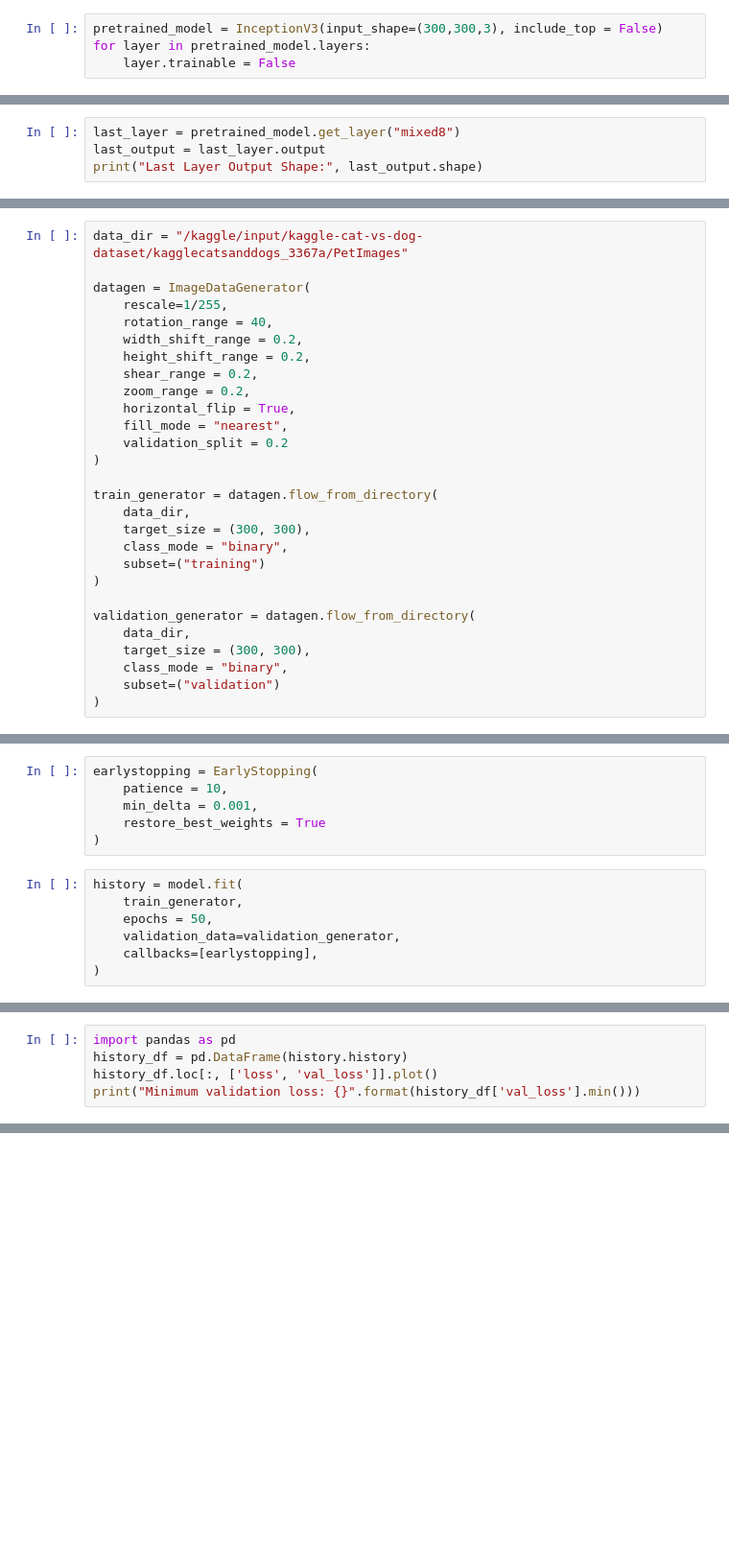
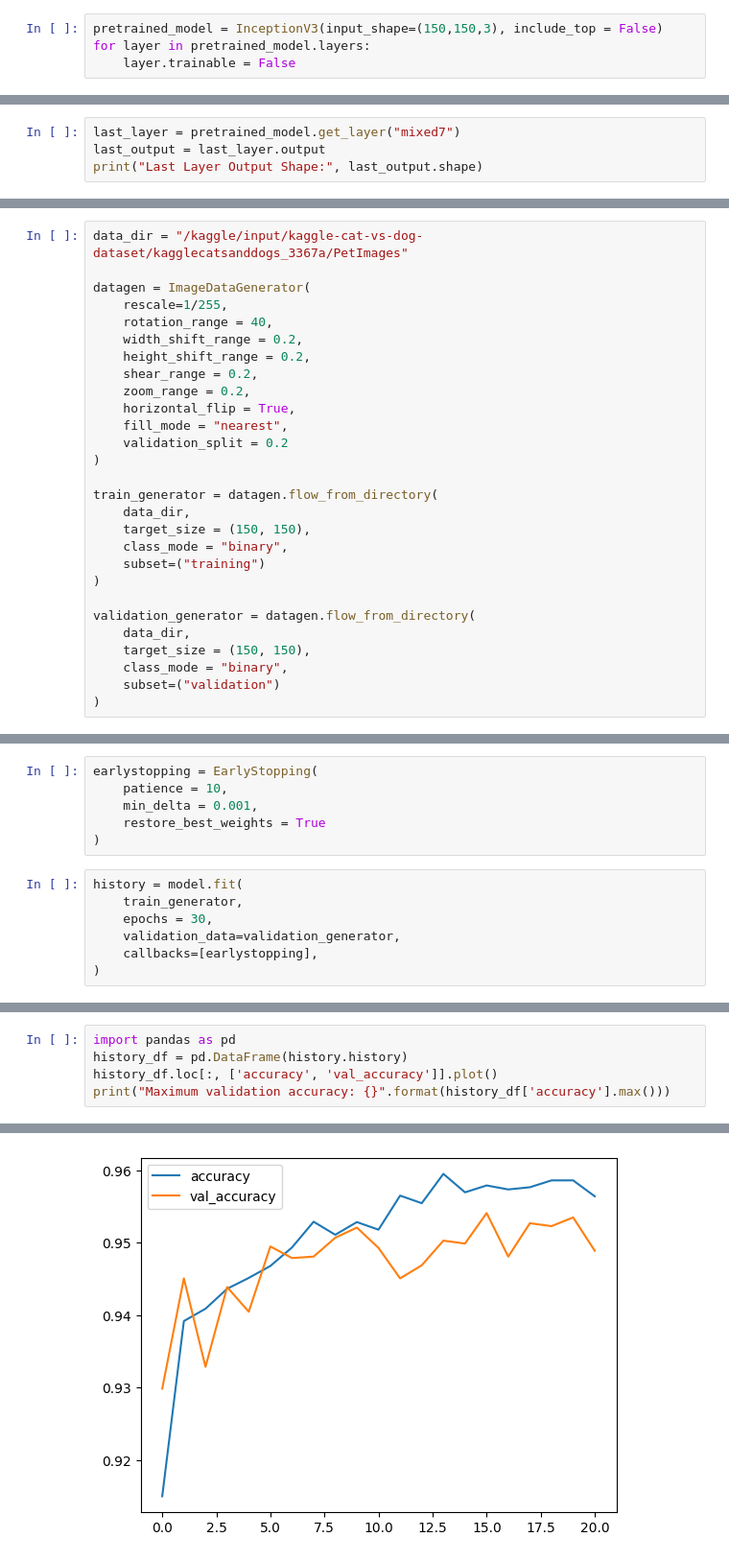
Before and after one commit to AviTirto/TensorFlowProjects, a Jupyter notebook: CatsVsDogs.ipynb, the cells around one changed output, grey strips where cells are left out. Shown at 96% size. Cells and saved outputs as stored; diff of their text form; blank space fills up the shorter version.

```diff
--- a/CatsVsDogs.ipynb
+++ b/CatsVsDogs.ipynb
@@ -43,5 +47,5 @@ from tensorflow.keras import Model
 # %%
-pretrained_model = InceptionV3(input_shape=(300,300,3), include_top = False)
+pretrained_model = InceptionV3(input_shape=(150,150,3), include_top = False)
 for layer in pretrained_model.layers:
     layer.trainable = False
 # %%
@@ -69,7 +73,7 @@ Model: "inception_v3"
  Trainable params: 0 (0.00 B)
  Non-trainable params: 21,802,784 (83.17 MB)
 # %%
-last_layer = pretrained_model.get_layer("mixed8")
+last_layer = pretrained_model.get_layer("mixed7")
 last_output = last_layer.output
 print("Last Layer Output Shape:", last_output.shape)
 # %% [output]
@@ -105,14 +109,14 @@ datagen = ImageDataGenerator(
 
 train_generator = datagen.flow_from_directory(
     data_dir,
-    target_size = (300, 300),
+    target_size = (150, 150),
     class_mode = "binary",
     subset=("training")
 )
 
 validation_generator = datagen.flow_from_directory(
     data_dir,
-    target_size = (300, 300),
+    target_size = (150, 150),
     class_mode = "binary",
     subset=("validation")
 )
@@ -128,7 +132,7 @@ earlystopping = EarlyStopping(
 # %%
 history = model.fit(
     train_generator,
-    epochs = 50,
+    epochs = 30,
     validation_data=validation_generator,
     callbacks=[earlystopping],
 )
@@ -141,5 +166,6 @@ KeyboardInterrupt:
 # %%
 import pandas as pd
 history_df = pd.DataFrame(history.history)
-history_df.loc[:, ['loss', 'val_loss']].plot()
-print("Minimum validation loss: {}".format(history_df['val_loss'].min()))
+history_df.loc[:, ['accuracy', 'val_accuracy']].plot()
+print("Maximum validation accuracy: {}".format(history_df['accuracy'].max()))
+# %% [output]
@@ -145,0 +173 @@ print("Minimum validation loss: {}".format(history_df['val_loss'].min()))
+[figure, added]
```
Also changed, not shown: parts of 5 cells of this notebook.
